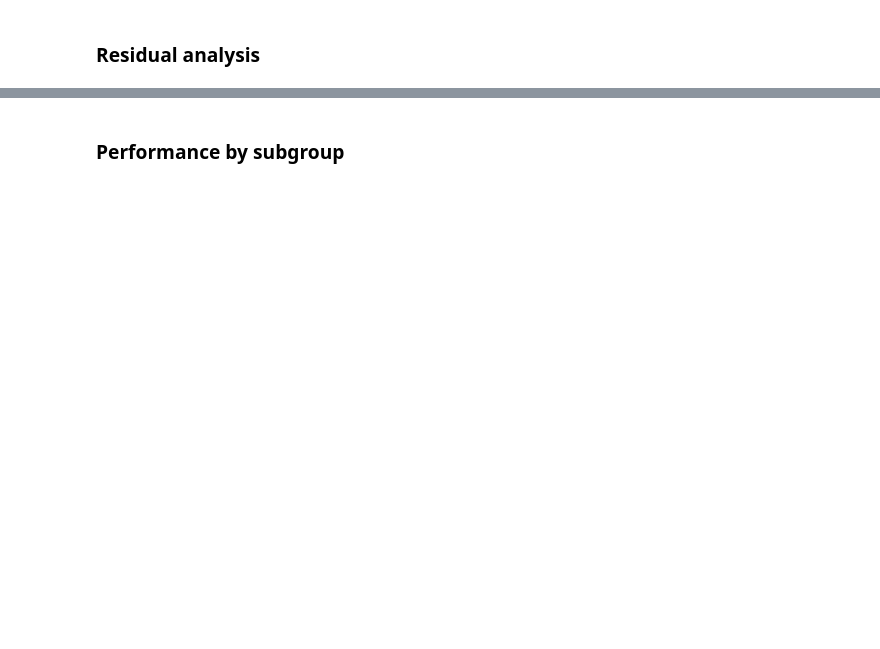
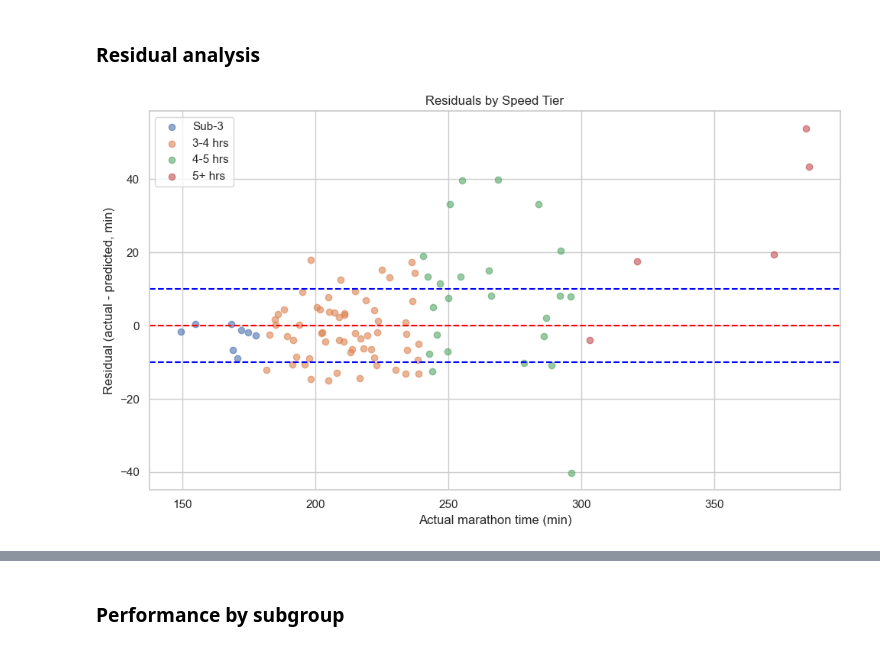
Before and after one commit to jacmil/Marathon-Pace-Predictor, a Jupyter notebook: notebooks/04_evaluation.ipynb, the cells around one changed output, grey strips where cells are left out. Drawn from its saved outputs; the diff is of its cells as text; code cells hidden in the pictures; blank space fills up the shorter version.

```diff
--- a/notebooks/04_evaluation.ipynb
+++ b/notebooks/04_evaluation.ipynb
@@ -97,25 +139,29 @@ Compare all models and baselines on the held-out test set using the same metrics
 ### Residual analysis
 # %%
 # Residuals colored by speed tier
-# residuals = y_test - gb_preds
+residuals = y_test - gb_preds
 
-# def speed_tier(time_min):
-#     if time_min < 180: return 'Sub-3'
-#     elif time_min < 240: return '3-4 hrs'
-#     elif time_min < 300: return '4-5 hrs'
-#     else: return '5+ hrs'
+def speed_tier(time_min):
+    if time_min < 180: return 'Sub-3'
+    elif time_min < 240: return '3-4 hrs'
+    elif time_min < 300: return '4-5 hrs'
+    else: return '5+ hrs'
 
-# tiers = y_test.apply(speed_tier)
+tiers = y_test.apply(speed_tier)
 
-# fig, ax = plt.subplots(figsize=(10, 6))
-# for tier in ['Sub-3', '3-4 hrs', '4-5 hrs', '5+ hrs']:
-#     mask = tiers == tier
-#     ax.scatter(y_test[mask], residuals[mask], alpha=0.6, label=tier)
-# ax.axhline(y=0, color='red', linestyle='--')
-# ax.set_xlabel('Actual marathon time (min)')
-# ax.set_ylabel('Residual (actual - predicted, min)')
-# ax.set_title('Residuals by Speed Tier')
-# ax.legend()
-# plt.tight_layout()
-# plt.savefig('../results/figures/residuals_by_tier.png', dpi=150)
-# plt.show()
+fig, ax = plt.subplots(figsize=(10, 6))
+for tier in ['Sub-3', '3-4 hrs', '4-5 hrs', '5+ hrs']:
+    mask = tiers == tier
+    ax.scatter(y_test[mask], residuals[mask], alpha=0.6, label=tier)
+ax.axhline(y=10, color='blue', linestyle='--')
+ax.axhline(y=0, color='red', linestyle='--')
+ax.axhline(y=-10, color='blue', linestyle='--')
+ax.set_xlabel('Actual marathon time (min)')
+ax.set_ylabel('Residual (actual - predicted, min)')
+ax.set_title('Residuals by Speed Tier')
+ax.legend()
+plt.tight_layout()
+plt.savefig('../results/figures/residuals_by_tier.png', dpi=150)
+plt.show()
+# %% [output]
+[figure, added]
```
Also changed, not shown: parts of 15 cells of this notebook, 2 other files.
